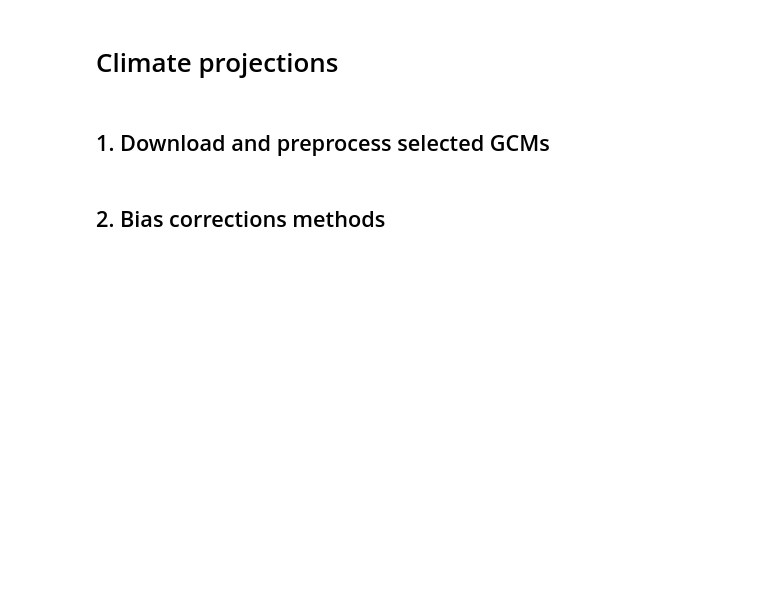
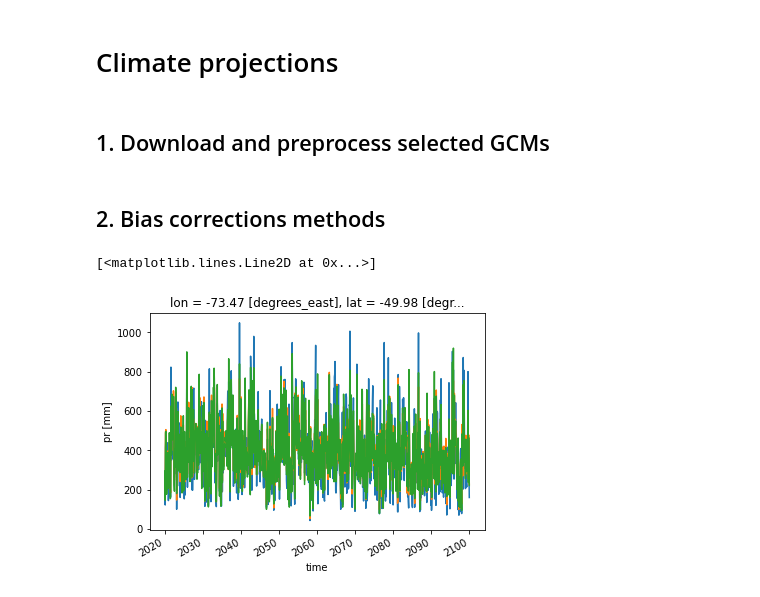
Before and after one commit to rodaguayo/Glacier_Uncertainties, a Jupyter notebook: Climate_projections.ipynb, the cells around one changed output. Cells and saved outputs as stored; diff of their text form; code cells hidden in the pictures; blank space fills up the shorter version.

```diff
--- a/Climate_projections.ipynb
+++ b/Climate_projections.ipynb
@@ -16,7 +16,7 @@ from xclim import set_options
 
 # others
 from datetime import datetime
-from tqdm import tqdm
+from tqdm.notebook import tqdm
 
 #bug in specific gcm
 #from xmip.preprocessing import combined_preprocessing
@@ -31,7 +31,6 @@ gcm_list  = ["ACCESS-CM2", "CMCC-ESM2", "EC-Earth3", "GFDL-ESM4", "INM-CM5-0", "
 ssp_list  = ["ssp126","ssp245","ssp585"]
 climate   = ["PMET", "CR2MET", "ERA5"]
 bias_correction = ["MVA", "DQM", "MBC"]
-bias_correction = ["MBC"]
 # %% [markdown]
 ## 1. Download and preprocess selected GCMs
 # %%
@@ -105,8 +104,8 @@ for file_id in tqdm(climate):
 
     os.chdir("/home/rooda/OGGM_results/Future_climate/")
 
-    for gcm in tqdm(gcm_list, leave=False):
-        for ssp in ssp_list:
+    for gcm in tqdm(gcm_list, leave=True):
+        for ssp in tqdm(ssp_list, leave = False):
             pp_model_ssp = xr.open_dataset("PP_" + gcm + "_" + ssp + ".nc")["pr"]
             pp_model_ssp = pp_model_ssp.interp(lat = pp_baseline.lat, lon = pp_baseline.lon)
             pp_model_ssp = pp_model_ssp.where(pp_baseline[0].notnull())
@@ -117,7 +116,7 @@ for file_id in tqdm(climate):
             t2m_model_ssp = t2m_model_ssp.where(t2m_baseline[0].notnull())
             t2m_model_ssp = t2m_model_ssp.chunk(chunks_dict)
 
-            for bc in bias_correction:
+            for bc in tqdm(bias_correction, leave = False):
                 if bc == "MVA": # Scaling method
                     qdm_t2m = sdba.adjustment.Scaling.train(ref = t2m_baseline, hist = t2m_model_ssp.sel(time = baseline_period), kind = "+", group = "time.month")
                     t2m_model_ssp_bc = qdm_t2m.adjust(t2m_model_ssp.sel(time = future_period), interp="nearest")
@@ -132,7 +131,7 @@ for file_id in tqdm(climate):
                     qdm_pp  = sdba.adjustment.QuantileDeltaMapping.train(ref = pp_baseline, hist = pp_model_ssp.sel(time  = baseline_period), kind = "*", group="time.month")
                     pp_model_ssp_bc  = qdm_pp.adjust(pp_model_ssp.sel(time  = future_period), interp="nearest", extrapolation="constant")
 
-                if bc == "MBC": # Npdf Transform method
+                if bc == "MBC": # Npdf Transform method (xclim.readthedocs.io/en/stable/notebooks/sdba.html)
 
                    # a) Perform an initial univariate adjustment
                     qdm_t2m = sdba.QuantileDeltaMapping.train(t2m_baseline, t2m_model_ssp.sel(time = baseline_period), nquantiles = 20, kind = "+", group = "time")
@@ -144,7 +143,7 @@ for file_id in tqdm(climate):
                     scen_ssp_pp  = qdm_pp.adjust(pp_model_ssp.sel(time = future_period))
 
                     dref      = xr.Dataset(dict(tas = t2m_baseline, pr = pp_baseline))
-                    scen_hist = xr.Dataset(dict(tas = scen_hist_pp, pr = scen_hist_t2m))
+                    scen_hist = xr.Dataset(dict(tas = scen_hist_t2m, pr = scen_hist_pp))
                     scen_ssp  = xr.Dataset(dict(tas = scen_ssp_t2m, pr = scen_ssp_pp))
                     scen_hist["time"] = dref.time # correct date (15 -> 01)
 
@@ -159,7 +158,7 @@ for file_id in tqdm(climate):
                     hist = allsim.sel(time = scenh.time)
                     sim  = allsim.sel(time = scens.time)
 
-                    # c) Perform the N-dimensional probability density function transform
+                    # c) Perform the N-dimensional probability density function transform
                     out = sdba.adjustment.NpdfTransform.adjust(ref, hist, sim, base=sdba.QuantileDeltaMapping,
                                                                base_kws={"nquantiles": 20, "group": "time"}, n_iter=5, n_escore=100)
 
@@ -176,6 +175,6 @@ for file_id in tqdm(climate):
                 rid = "_{}_{}_{}_{}".format(file_id, gcm, ssp, bc)
 
                 t2m_model_ssp_bc = t2m_model_ssp_bc.rename("tas").transpose('time', 'lat', 'lon')
-                t2m_model_ssp_bc.to_netcdf("/home/rooda/OGGM_results/Future_climate_bc/T2M" + rid + ".nc", encoding = encode_t2m)
+                #t2m_model_ssp_bc.to_netcdf("/home/rooda/OGGM_results/Future_climate_bc/T2M" + rid + ".nc", encoding = encode_t2m)
                 pp_model_ssp_bc  = pp_model_ssp_bc.rename("pr").transpose('time', 'lat', 'lon')
-                pp_model_ssp_bc.to_netcdf("/home/rooda/OGGM_results/Future_climate_bc/PP" + rid + ".nc", encoding = encode_pp)
+                #pp_model_ssp_bc.to_netcdf("/home/rooda/OGGM_results/Future_climate_bc/PP" + rid + ".nc", encoding = encode_pp)
@@ -181,0 +183,7 @@ for file_id in tqdm(climate):
+# %%
+pp_model_ssp_bc.sel(lat = -50,  method='nearest').sel(lon = -73.5,  method='nearest').plot()
+xr.open_dataset("/home/rooda/OGGM_results/Future_climate_bc/PP_ERA5_NorESM2-MM_ssp585_MVA.nc").pr.sel(lat = -50,  method='nearest').sel(lon = -73.5,  method='nearest').plot()
+xr.open_dataset("/home/rooda/OGGM_results/Future_climate_bc/PP_ERA5_NorESM2-MM_ssp585_DQM.nc").pr.sel(lat = -50,  method='nearest').sel(lon = -73.5,  method='nearest').plot()
+# %% [output]
+[<matplotlib.lines.Line2D at 0x...>]
+[figure, added]
```
Also changed, not shown: parts of 2 cells of this notebook.
